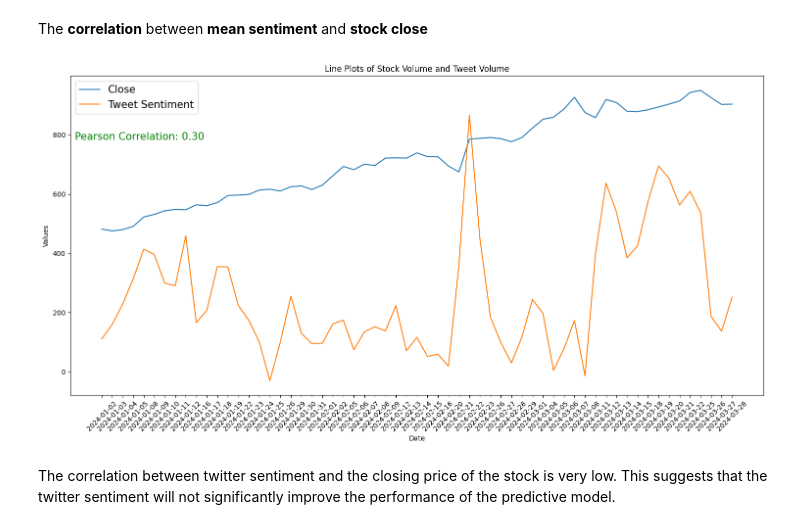
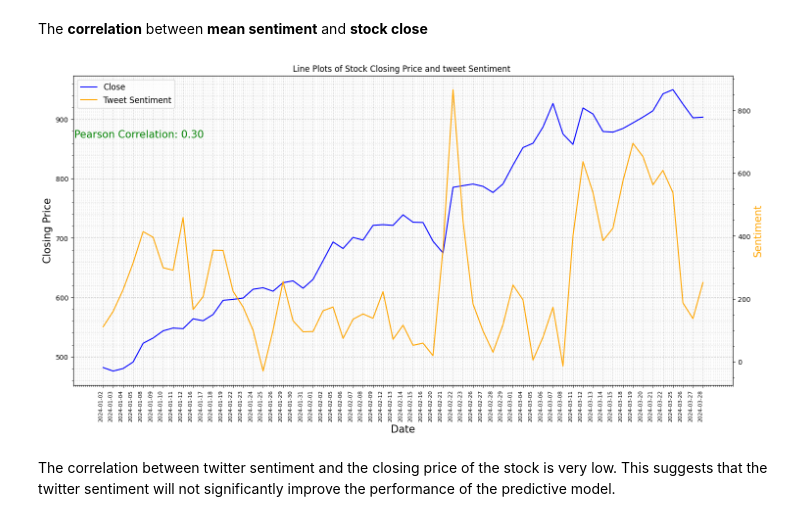
Before and after one commit to divijjasuja/sentiment-analysis-and-stock-prediction, a Jupyter notebook: final_iteration.ipynb, the cells around one changed output. Drawn from its saved outputs; the diff is of its cells as text; code cells hidden in the pictures.

Commit message:
closing this project

```diff
--- a/final_iteration.ipynb
+++ b/final_iteration.ipynb
@@ -435,24 +455,38 @@ The number of tweets about NVIDIA on a specific day have a __very high correlati
 # %% [markdown]
 The __correlation__ between __mean sentiment__ and __stock close__
 # %%
-plt.figure(figsize = (15,8))
-sns.lineplot(data=final_df, x='Date', y=final_df['Close'], label='Close')
-sns.lineplot(data=final_df, x='Date', y=final_df['sen_sum'], label='Tweet Sentiment')
+fig, ax = plt.subplots(figsize = (15,8))
+ax2 = ax.twinx()
+
+sns.lineplot(data=final_df, x='Date', y=final_df['Close'], label='Close', ax=ax, color = "blue")
+sns.lineplot(data=final_df, x='Date', y=final_df['sen_sum'], label='Tweet Sentiment',ax=ax2, color = "orange",legend=False)
+
 # Add labels and title
-plt.xlabel('Date')
-plt.ylabel('Values')
-plt.title('Line Plots of Stock Volume and Tweet Volume')
-plt.xticks(rotation=45)
+ax.set_ylabel("Closing Price", fontsize=15)
+ax2.set_ylabel("Sentiment", fontsize=15, color= "orange")
+plt.title('Line Plots of Stock Closing Price and tweet Sentiment ')
+
+ax.set_xlabel("Date", fontsize = 15)
+fig.autofmt_xdate(rotation=90)
 plt.tight_layout()
-plt.legend(fontsize = 15)
+ax.grid(True,linestyle='--', alpha=0.7)
+ax.grid(True, which="minor", linestyle = "dotted", alpha = 0.5)
+ax.minorticks_on()
+ax.tick_params(axis='x', labelsize= 8)
+ax2.minorticks_on()
+
+
+lines1, labels1 = ax.get_legend_handles_labels()
+lines2, labels2 = ax2.get_legend_handles_labels()
+ax.legend(lines1 + lines2, labels1 + labels2, loc='upper left', fontsize = 12)
 pearson_corr = final_df['Close'].corr(final_df['sen_sum'], method='pearson')
 
 # Display correlation coefficients on the plot
 plt.annotate(f"Pearson Correlation: {pearson_corr:.2f}", xy=(0.1, 0.80), xycoords='axes fraction', ha='center', fontsize=15, color='green')
 # Show the plot
 plt.show()
 # %% [output]
-[figure, old version]
+[figure, new version]
 # %% [markdown]
 The correlation between twitter sentiment and the closing price of the stock is very low. This suggests that the twitter sentiment will not significantly improve the performance of the predictive model.
 # %% [markdown]
```
Also changed, not shown: parts of 2 cells of this notebook, 7 other files.
